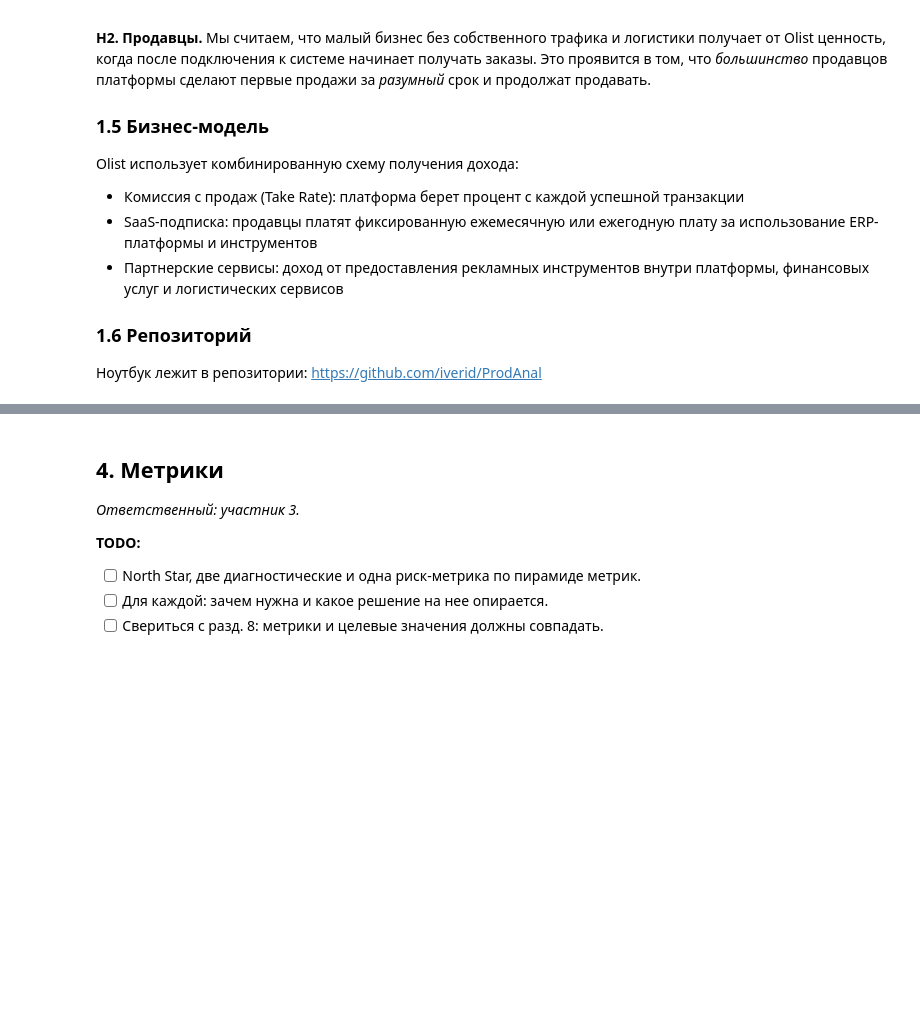
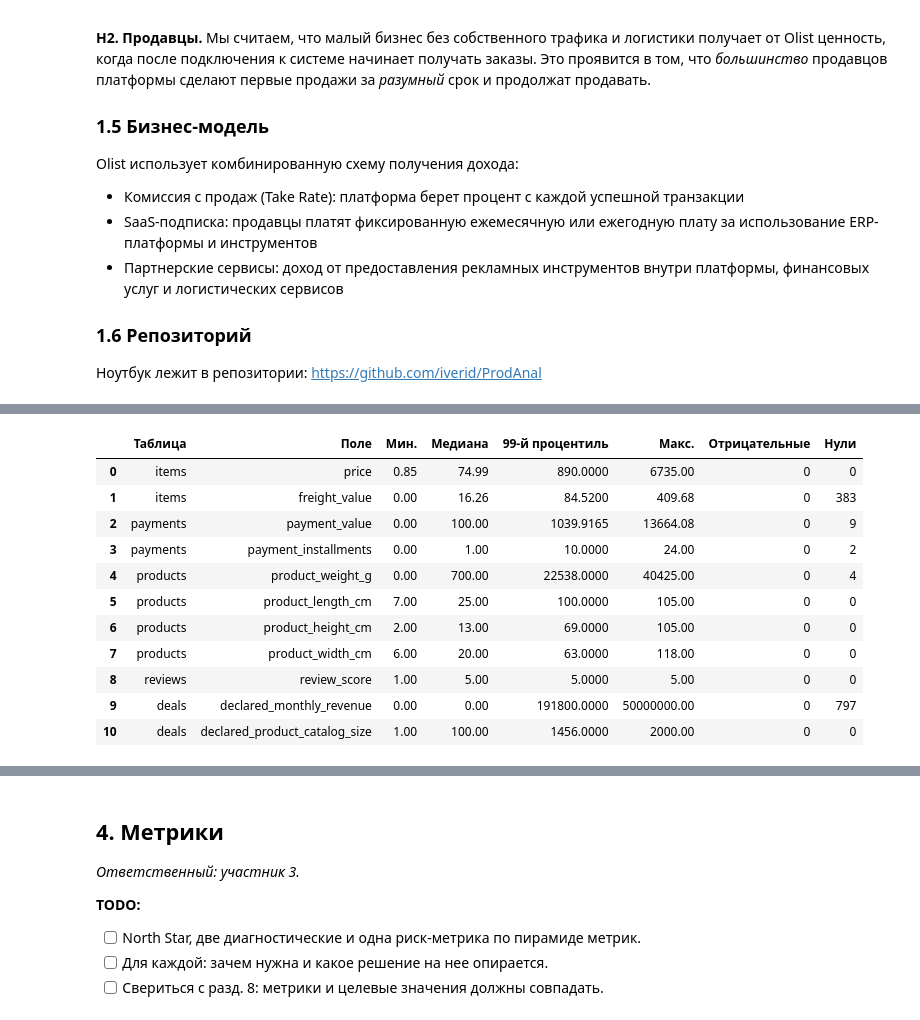
Before and after one commit to iverid/ProdAnal, a Jupyter notebook: project.ipynb, the cells around one changed output, grey strips where cells are left out. Saved outputs shown, nothing was run; the diff lists cells and outputs as text; code cells hidden in the pictures; blank space fills up the shorter version.

```diff
--- a/project.ipynb
+++ b/project.ipynb
@@ -100,0 +179,9 @@ Olist использует комбинированную схему получ
+# %%
+missing_rows = []
+for name, df in raw.items():
+    for column in df.columns:
+        count = int(df[column].isna().sum())
+        if count > 0:
+            missing_rows.append([name, column, count, round(count / len(df) * 100, 2)])
+missingness = pd.DataFrame(missing_rows, columns=['Таблица', 'Поле', 'Пропуски', '% строк'])
+display(missingness)
@@ -100,0 +315,37 @@ Olist использует комбинированную схему получ
+# %%
+numeric_columns = {
+    'items': ['price', 'freight_value'],
+    'payments': ['payment_value', 'payment_installments'],
+    'products': ['product_weight_g', 'product_length_cm', 'product_height_cm', 'product_width_cm'],
+    'reviews': ['review_score'],
+    'deals': ['declared_monthly_revenue', 'declared_product_catalog_size'],
+}
+numeric_audit = []
+for name, columns in numeric_columns.items():
+    for col in columns:
+        s = raw[name][col]
+        numeric_audit.append({
+            'table': name, 'column': col, 'min': s.min(), 'median': s.median(),
+            'p99': s.quantile(0.99), 'max': s.max(), 'negative': int(s.lt(0).sum()),
+            'zero': int(s.eq(0).sum()),
+        })
+numeric_audit = pd.DataFrame(numeric_audit)
+display(numeric_audit.rename(columns={
+    'table': 'Таблица', 'column': 'Поле', 'min': 'Мин.', 'median': 'Медиана',
+    'p99': '99-й процентиль', 'max': 'Макс.', 'negative': 'Отрицательные', 'zero': 'Нули'}))
+assert tables['reviews'].review_score.between(1, 5).all()
+products['weight_invalid'] = raw['products'].product_weight_g.le(0)
+products['product_weight_g'] = products.product_weight_g.mask(products.weight_invalid)
+# %% [output]
+|  | Таблица | Поле | Мин. | Медиана | 99-й процентиль | Макс. | Отрицательные | Нули |
+| 0 | items | price | 0.85 | 74.99 | 890.0000 | 6735.00 | 0 | 0 |
+| 1 | items | freight_value | 0.00 | 16.26 | 84.5200 | 409.68 | 0 | 383 |
+| 2 | payments | payment_value | 0.00 | 100.00 | 1039.9165 | 13664.08 | 0 | 9 |
+| 3 | payments | payment_installments | 0.00 | 1.00 | 10.0000 | 24.00 | 0 | 2 |
+| 4 | products | product_weight_g | 0.00 | 700.00 | 22538.0000 | 40425.00 | 0 | 4 |
+| 5 | products | product_length_cm | 7.00 | 25.00 | 100.0000 | 105.00 | 0 | 0 |
+| 6 | products | product_height_cm | 2.00 | 13.00 | 69.0000 | 105.00 | 0 | 0 |
+| 7 | products | product_width_cm | 6.00 | 20.00 | 63.0000 | 118.00 | 0 | 0 |
+| 8 | reviews | review_score | 1.00 | 5.00 | 5.0000 | 5.00 | 0 | 0 |
+| 9 | deals | declared_monthly_revenue | 0.00 | 0.00 | 191800.0000 | 50000000.00 | 0 | 797 |
+| 10 | deals | declared_product_catalog_size | 1.00 | 100.00 | 1456.0000 | 2000.00 | 0 | 0 |
```
Also changed, not shown: parts of 49 cells of this notebook, 1 other file.
